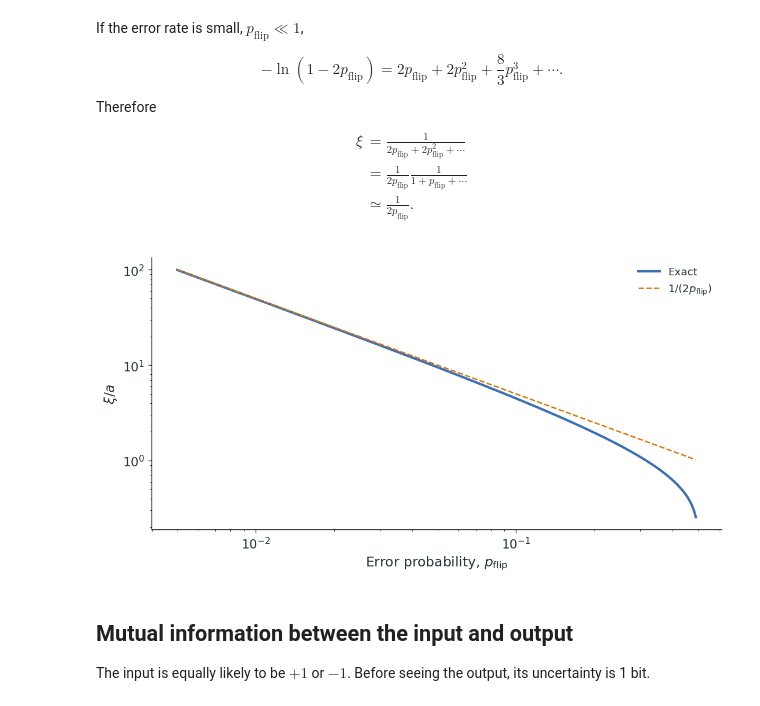
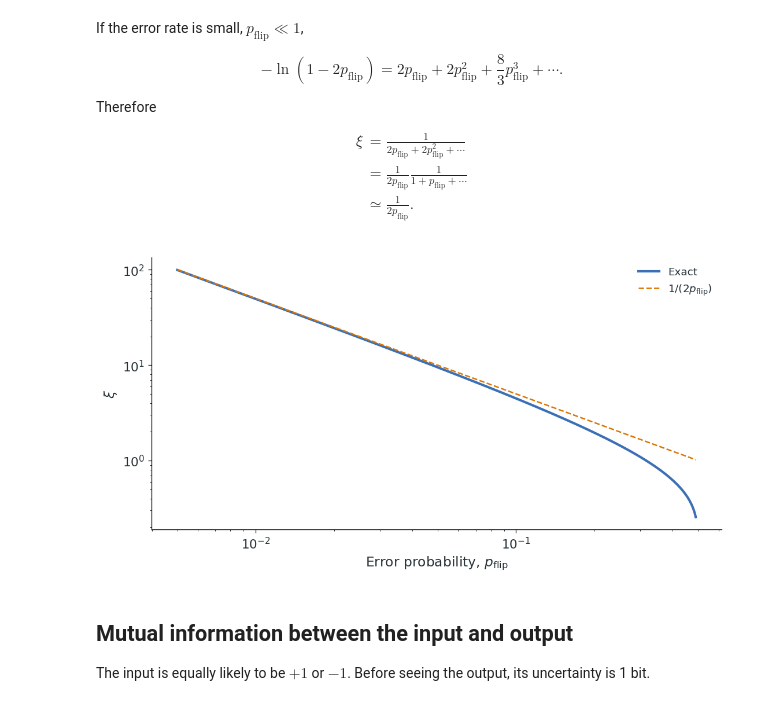
Before and after one commit to shaevitz/567-Crowd-Control, a Jupyter notebook: lectures/lecture-08-telephone-game-ising-model.ipynb, the cells around one changed output. Cells and saved outputs as stored; diff of their text form; code cells hidden in the pictures.

```diff
--- a/lectures/lecture-08-telephone-game-ising-model.ipynb
+++ b/lectures/lecture-08-telephone-game-ising-model.ipynb
@@ -253,13 +253,13 @@ $$
 # %%
 p = np.linspace(0.005, 0.49, 500)
 fig, ax = plt.subplots(layout='constrained')
 ax.loglog(p, -1/np.log(1 - 2*p), color=BLUE, lw=2.5, label='Exact')
 ax.loglog(p, 1/(2*p), color=ORANGE, ls='--', label=r'$1/(2p_{\mathrm{flip}})$')
-ax.set(xlabel=r'Error probability, $p_{\mathrm{flip}}$', ylabel=r'$\xi/a$')
+ax.set(xlabel=r'Error probability, $p_{\mathrm{flip}}$', ylabel=r'$\xi$')
 ax.legend(frameon=False)
 plt.show()
 # %% [output]
-[figure, old version]
+[figure, new version]
 # %% [markdown]
 ## Mutual information between the input and output
 
```
Also changed, not shown: parts of 1 cell of this notebook.
